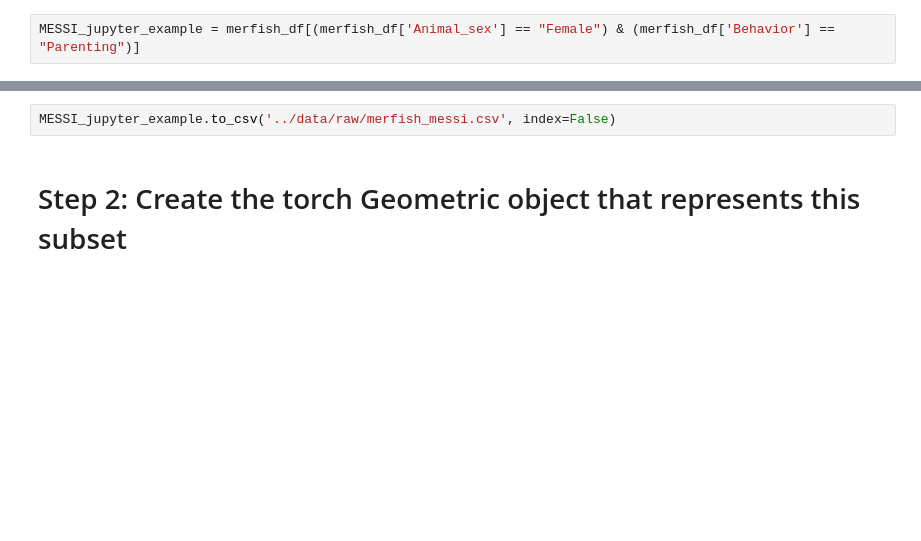
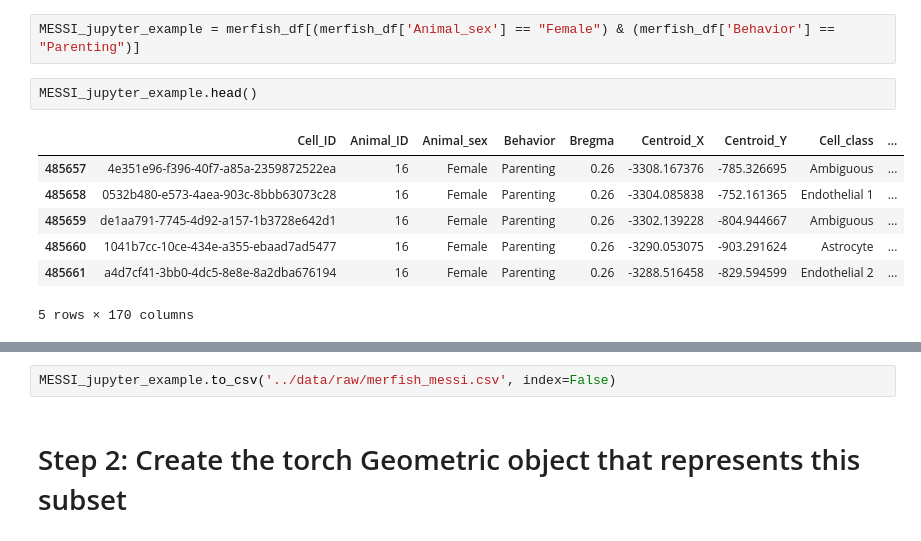
Before and after one commit to prob-ml/spice, a Jupyter notebook: examples/animal-filtering.ipynb, the cells around one changed output, grey strips where cells are left out. Saved outputs shown, nothing was run; the diff lists cells and outputs as text; blank space fills up the shorter version.

```diff
--- a/examples/animal-filtering.ipynb
+++ b/examples/animal-filtering.ipynb
@@ -7,2 +65,12 @@ merfish_df = pd.read_csv('../data/raw/merfish.csv')
 # %%
 MESSI_jupyter_example = merfish_df[(merfish_df['Animal_sex'] == "Female") & (merfish_df['Behavior'] == "Parenting")]
+# %%
+MESSI_jupyter_example.head()
+# %% [output]
+|  | Cell_ID | Animal_ID | Animal_sex | Behavior | Bregma | Centroid_X | Centroid_Y | Cell_class | ... |
+| 485657 | 4e351e96-f396-40f7-a85a-2359872522ea | 16 | Female | Parenting | 0.26 | -3308.167376 | -785.326695 | Ambiguous | ... |
+| 485658 | 0532b480-e573-4aea-903c-8bbb63073c28 | 16 | Female | Parenting | 0.26 | -3304.085838 | -752.161365 | Endothelial 1 | ... |
+| 485659 | de1aa791-7745-4d92-a157-1b3728e642d1 | 16 | Female | Parenting | 0.26 | -3302.139228 | -804.944667 | Ambiguous | ... |
+| 485660 | 1041b7cc-10ce-434e-a355-ebaad7ad5477 | 16 | Female | Parenting | 0.26 | -3290.053075 | -903.291624 | Astrocyte | ... |
+| 485661 | a4d7cf41-3bb0-4dc5-8e8e-8a2dba676194 | 16 | Female | Parenting | 0.26 | -3288.516458 | -829.594599 | Endothelial 2 | ... |
+5 rows × 170 columns
```
Also changed, not shown: parts of 22 cells of this notebook, 11 other files.
